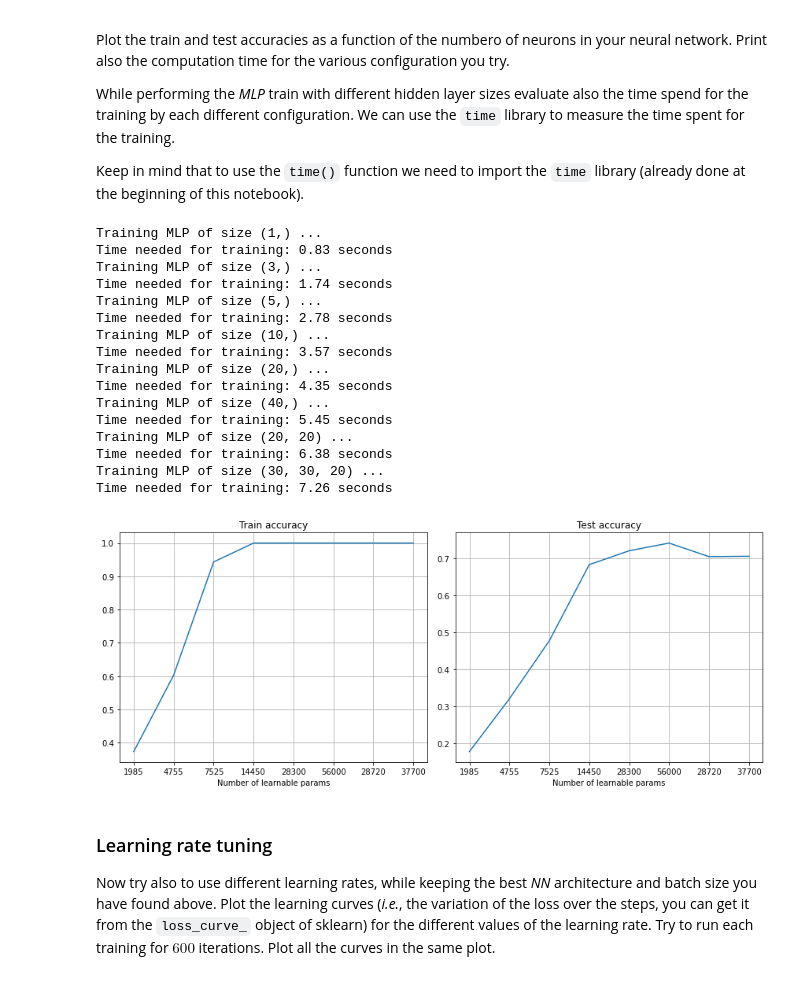
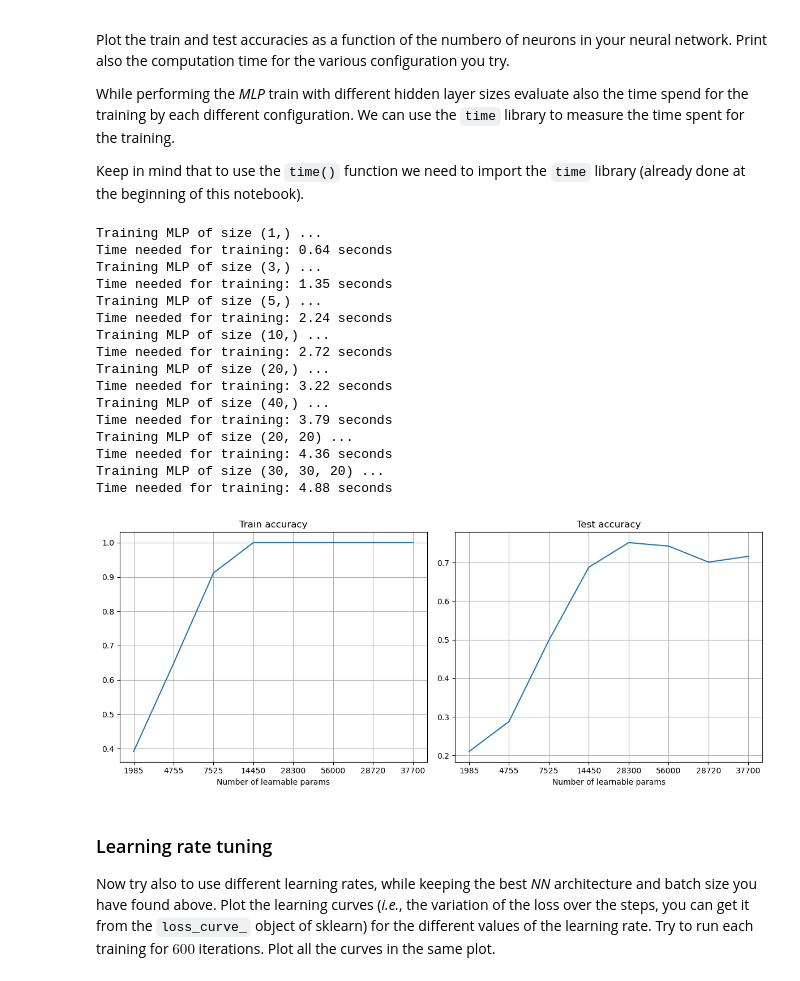
Before and after one commit to angelabortolato/MachineLearning_course, a Jupyter notebook: lab6/06_neural_networks.ipynb, the cells around one changed output. Drawn from its saved outputs; the diff is of its cells as text; code cells hidden in the pictures.

```diff
--- a/lab6/06_neural_networks.ipynb
+++ b/lab6/06_neural_networks.ipynb
@@ -303,43 +297,47 @@ Keep in mind that to use the `time()` function we need to import the `time` libr
 # %%
 # Import the necessary libraries
 # Define the list of hidden layer sizes to try out (feel free to change)
 hidden_layer_sizes = [(1,),(3,),(5,),(10,), (20,), (40,), (20,20,),(30,30,20)]
 hidden_layer_labels = [param_count(size, X_training, Y_training) for size in hidden_layer_sizes]
 
 # Train the MLPs with the different hidden layer sizes and get the accuracies
 start_time = time()  # Start time
 train_accuracies, test_accuracies = [], []  # Lists for saving accuracies (train and test)
 
 for size in hidden_layer_sizes:
     print(f"Training MLP of size {size} ...")
 
-    # TODO: Define and train the MLP object
+    MLP=MLPClassifier(hidden_layer_sizes=size,activation = 'relu', max_iter = 200, alpha = 1e-4, solver = 'sgd',tol = 1e-4,learning_rate_init = 0.1)    #define MLP
+    MLP.fit(X_training,Y_training)          #train MLP
 
     elapsed_time = time() - start_time
+
+    train_accuracies.append(MLP.score(X_training,Y_training))
+    test_accuracies.append(MLP.score(X_test,Y_test))
 
     # Print the time needed for training
     print(f"Time needed for training: {elapsed_time:.2f} seconds")
 
 # Plot the train and test accuracies
 plot_accuracies([train_accuracies, test_accuracies], [hidden_layer_labels, hidden_layer_labels], ["Train accuracy", "Test accuracy"])
 # %% [output]
 Training MLP of size (1,) ...
-Time needed for training: 0.83 seconds
+Time needed for training: 0.64 seconds
 Training MLP of size (3,) ...
-Time needed for training: 1.74 seconds
+Time needed for training: 1.35 seconds
 Training MLP of size (5,) ...
-Time needed for training: 2.78 seconds
+Time needed for training: 2.24 seconds
 Training MLP of size (10,) ...
-Time needed for training: 3.57 seconds
+Time needed for training: 2.72 seconds
 Training MLP of size (20,) ...
-Time needed for training: 4.35 seconds
+Time needed for training: 3.22 seconds
 Training MLP of size (40,) ...
-Time needed for training: 5.45 seconds
+Time needed for training: 3.79 seconds
 Training MLP of size (20, 20) ...
-Time needed for training: 6.38 seconds
+Time needed for training: 4.36 seconds
 Training MLP of size (30, 30, 20) ...
-Time needed for training: 7.26 seconds
+Time needed for training: 4.88 seconds
-[figure, old version]
+[figure, new version]
 # %% [markdown]
 ### Learning rate tuning
 
```
Also changed, not shown: parts of 9 cells of this notebook.
